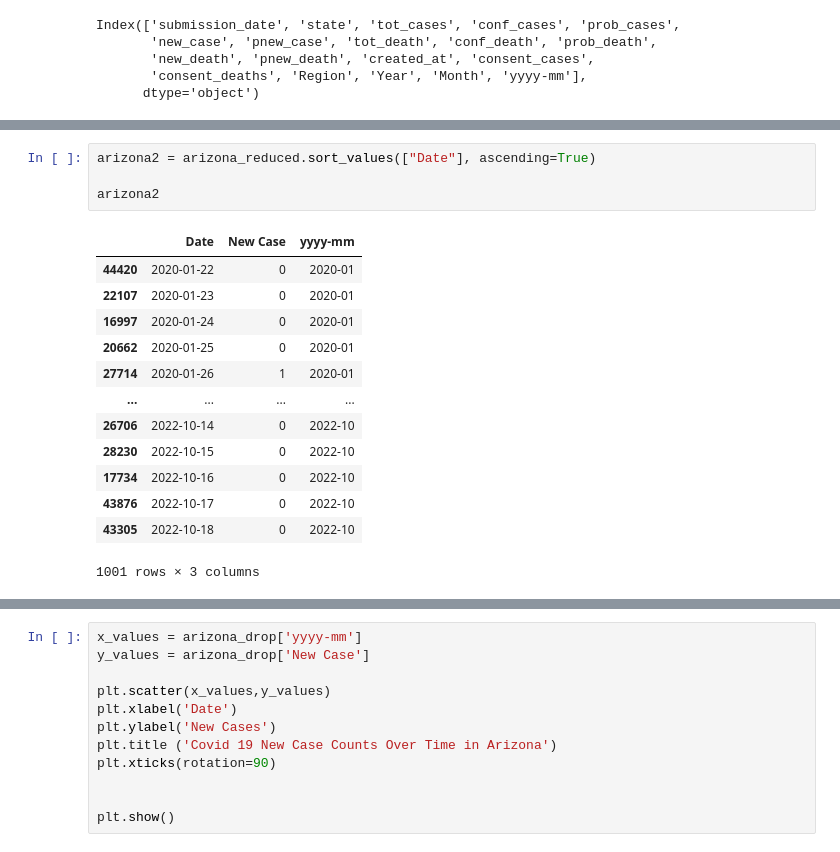
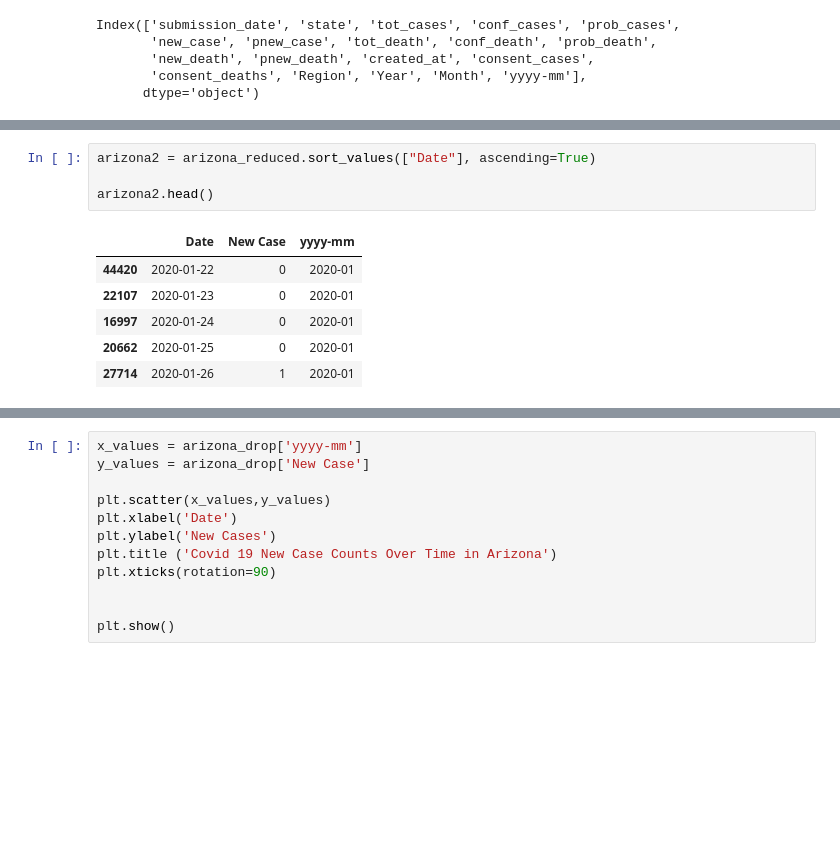
Before and after one commit to kkevin1999/Data_Project_1, a Jupyter notebook: tracey.ipynb, the cells around one changed output, grey strips where cells are left out. Cells and saved outputs as stored; diff of their text form; blank space fills up the shorter version.

```diff
--- a/tracey.ipynb
+++ b/tracey.ipynb
@@ -123,20 +112,13 @@ arizona_reduced.head (20)
 # %%
 arizona2 = arizona_reduced.sort_values(["Date"], ascending=True)
 
-arizona2
+arizona2.head()
 # %% [output]
 |  | Date | New Case | yyyy-mm |
 | 44420 | 2020-01-22 | 0 | 2020-01 |
 | 22107 | 2020-01-23 | 0 | 2020-01 |
 | 16997 | 2020-01-24 | 0 | 2020-01 |
 | 20662 | 2020-01-25 | 0 | 2020-01 |
 | 27714 | 2020-01-26 | 1 | 2020-01 |
-| ... | ... | ... | ... |
-| 26706 | 2022-10-14 | 0 | 2022-10 |
-| 28230 | 2022-10-15 | 0 | 2022-10 |
-| 17734 | 2022-10-16 | 0 | 2022-10 |
-| 43876 | 2022-10-17 | 0 | 2022-10 |
-| 43305 | 2022-10-18 | 0 | 2022-10 |
-1001 rows × 3 columns
 # %%
 arizona_drop = arizona2[(arizona2['New Case'] > 0)]
```
Also changed, not shown: parts of 8 cells of this notebook, 1 other file.
